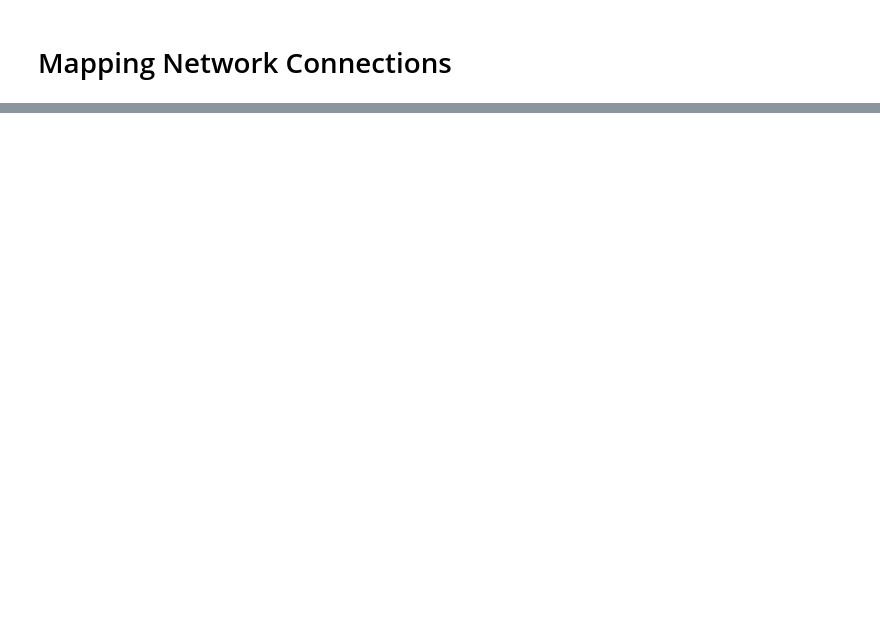
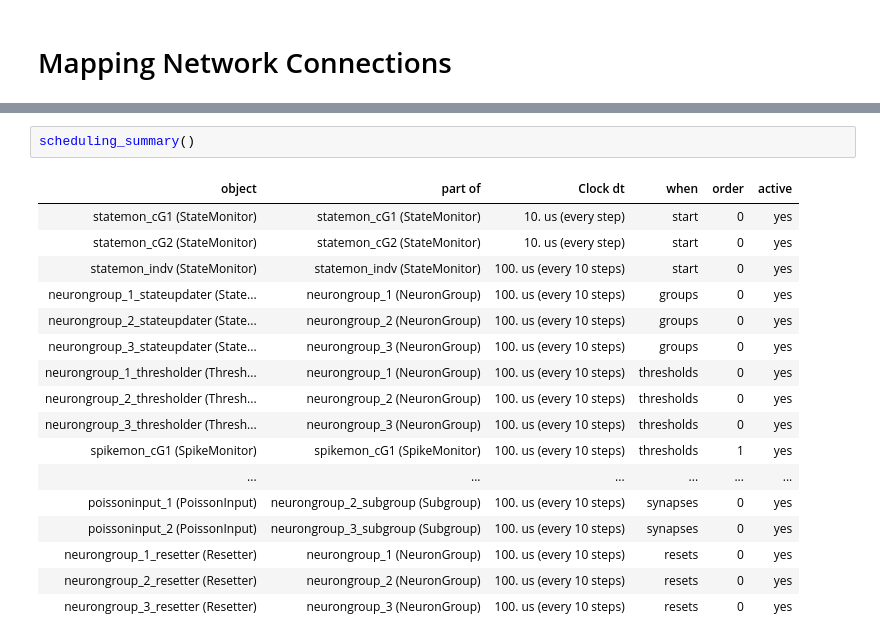
Before and after one commit to KokilaP/Neural-Networks, a Jupyter notebook: N2_BatchSimModel.ipynb, the cells around one changed output, grey strips where cells are left out. Drawn from its saved outputs; the diff is of its cells as text; blank space fills up the shorter version.

```diff
--- a/N2_BatchSimModel.ipynb
+++ b/N2_BatchSimModel.ipynb
@@ -547,0 +571,20 @@ plot(new_rows2,new_cols2,'r.')
+# %%
+scheduling_summary()
+# %% [output]
+| object | part of | Clock dt | when | order | active |
+| statemon_cG1 (StateMonitor) | statemon_cG1 (StateMonitor) | 10. us (every step) | start | 0 | yes |
+| statemon_cG2 (StateMonitor) | statemon_cG2 (StateMonitor) | 10. us (every step) | start | 0 | yes |
+| statemon_indv (StateMonitor) | statemon_indv (StateMonitor) | 100. us (every 10 steps) | start | 0 | yes |
+| neurongroup_1_stateupdater (State... | neurongroup_1 (NeuronGroup) | 100. us (every 10 steps) | groups | 0 | yes |
+| neurongroup_2_stateupdater (State... | neurongroup_2 (NeuronGroup) | 100. us (every 10 steps) | groups | 0 | yes |
+| neurongroup_3_stateupdater (State... | neurongroup_3 (NeuronGroup) | 100. us (every 10 steps) | groups | 0 | yes |
+| neurongroup_1_thresholder (Thresh... | neurongroup_1 (NeuronGroup) | 100. us (every 10 steps) | thresholds | 0 | yes |
+| neurongroup_2_thresholder (Thresh... | neurongroup_2 (NeuronGroup) | 100. us (every 10 steps) | thresholds | 0 | yes |
+| neurongroup_3_thresholder (Thresh... | neurongroup_3 (NeuronGroup) | 100. us (every 10 steps) | thresholds | 0 | yes |
+| spikemon_cG1 (SpikeMonitor) | spikemon_cG1 (SpikeMonitor) | 100. us (every 10 steps) | thresholds | 1 | yes |
+| ... | ... | ... | ... | ... | ... |
+| poissoninput_1 (PoissonInput) | neurongroup_2_subgroup (Subgroup) | 100. us (every 10 steps) | synapses | 0 | yes |
+| poissoninput_2 (PoissonInput) | neurongroup_3_subgroup (Subgroup) | 100. us (every 10 steps) | synapses | 0 | yes |
+| neurongroup_1_resetter (Resetter) | neurongroup_1 (NeuronGroup) | 100. us (every 10 steps) | resets | 0 | yes |
+| neurongroup_2_resetter (Resetter) | neurongroup_2 (NeuronGroup) | 100. us (every 10 steps) | resets | 0 | yes |
+| neurongroup_3_resetter (Resetter) | neurongroup_3 (NeuronGroup) | 100. us (every 10 steps) | resets | 0 | yes |
```
Also changed, not shown: parts of 13 cells of this notebook, 2 other files.
